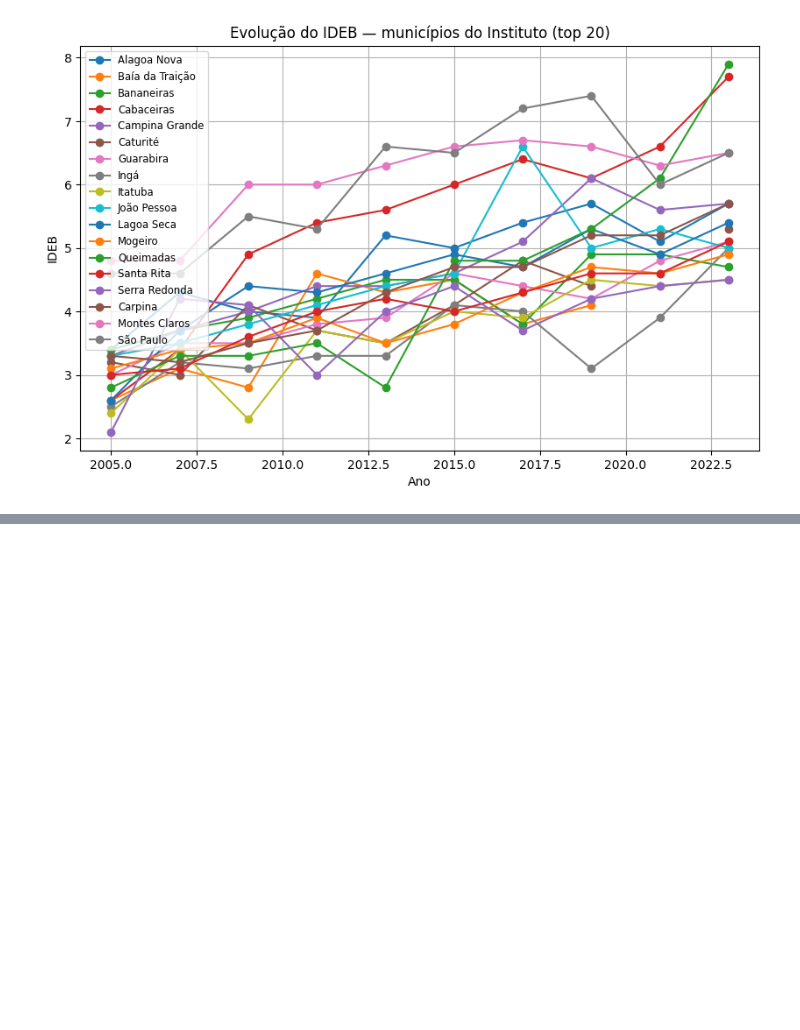
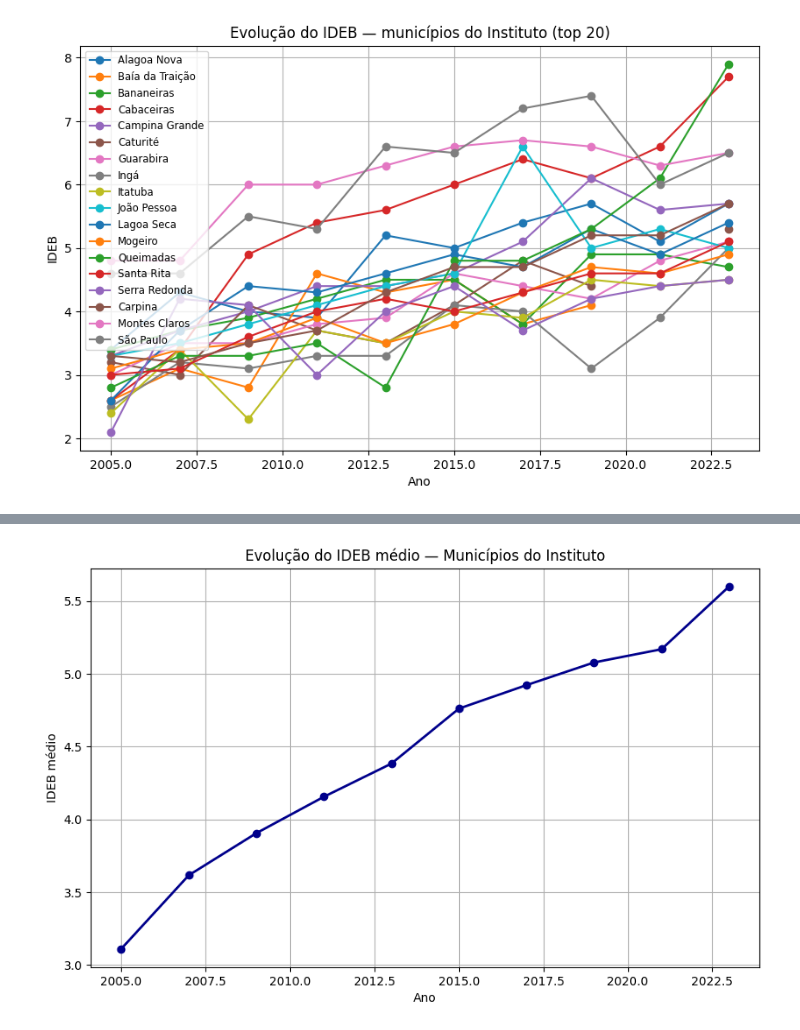
Before and after one commit to ryannfelix/Instituto-Alpargatas, a Jupyter notebook: src/Relatorio.ipynb, the cells around one changed output, grey strips where cells are left out. Cells and saved outputs as stored; diff of their text form; code cells hidden in the pictures; blank space fills up the shorter version.

```diff
--- a/src/Relatorio.ipynb
+++ b/src/Relatorio.ipynb
@@ -380,0 +381,10 @@ Salvo em: /home/ryannfelix/Downloads/ideb_municipios_instituto_por_id.csv
+# %%
+plt.figure(figsize=(10,6))
+mean_vals = result[years].mean()
+plt.plot(years, mean_vals, marker='o', linewidth=2, color="darkblue")
+plt.xlabel("Ano"); plt.ylabel("IDEB médio")
+plt.title("Evolução do IDEB médio — Municípios do Instituto")
+plt.grid(True)
+plt.show()
+# %% [output]
+[figure, added]
```
Also changed, not shown: parts of 4 cells of this notebook.
